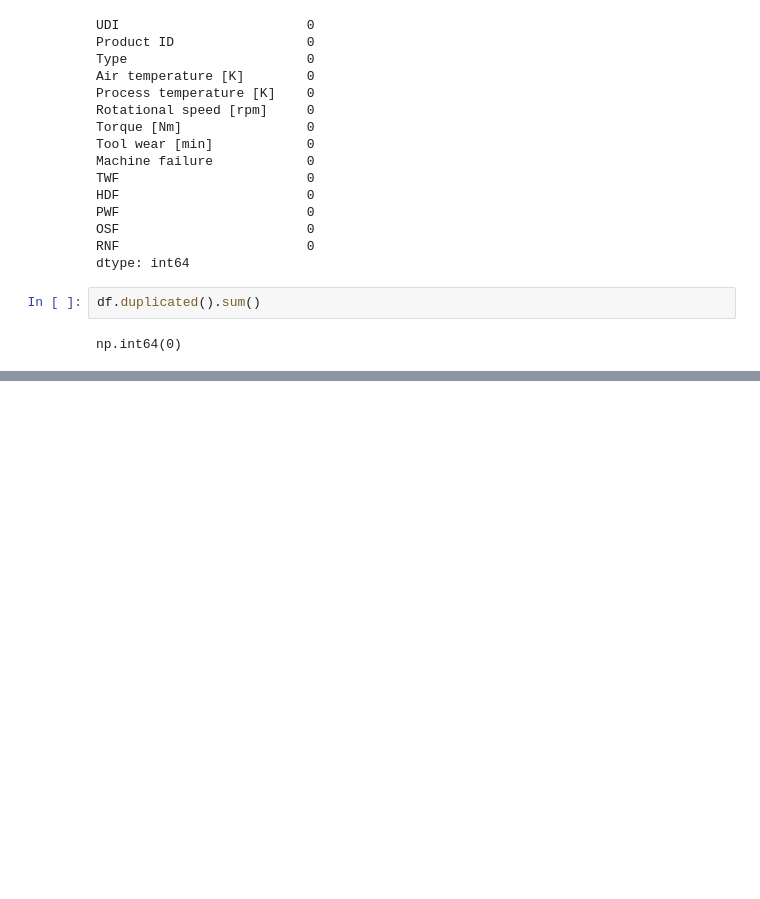
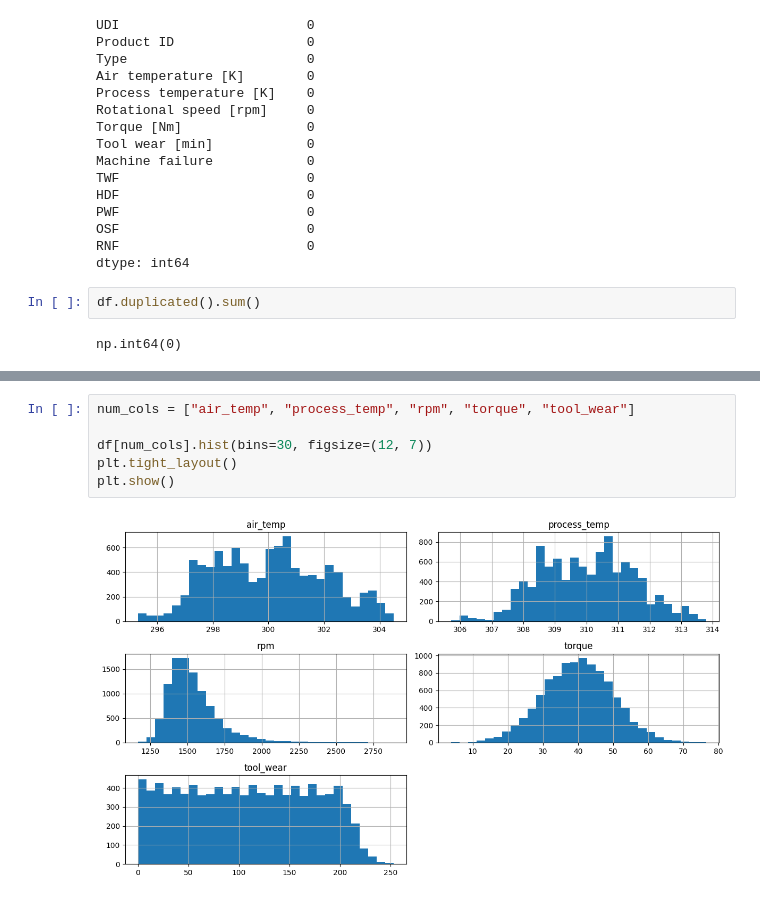
Before and after one commit to Ashwinvinod7/Statiscal_Anamoly_Detection_and_machine-_failure_prediction, a Jupyter notebook: ML_PROJECT_MFP/statiscal_anamoly_detection_and_machine_failure_prediction.ipynb, the cells around one changed output, grey strips where cells are left out. Drawn from its saved outputs; the diff is of its cells as text; blank space fills up the shorter version.

```diff
--- a/ML_PROJECT_MFP/statiscal_anamoly_detection_and_machine_failure_prediction.ipynb
+++ b/ML_PROJECT_MFP/statiscal_anamoly_detection_and_machine_failure_prediction.ipynb
@@ -132,0 +221,8 @@ np.int64(0)
+# %%
+num_cols = ["air_temp", "process_temp", "rpm", "torque", "tool_wear"]
+
+df[num_cols].hist(bins=30, figsize=(12, 7))
+plt.tight_layout()
+plt.show()
+# %% [output]
+[figure, added]
```
Also changed, not shown: parts of 14 cells of this notebook.
